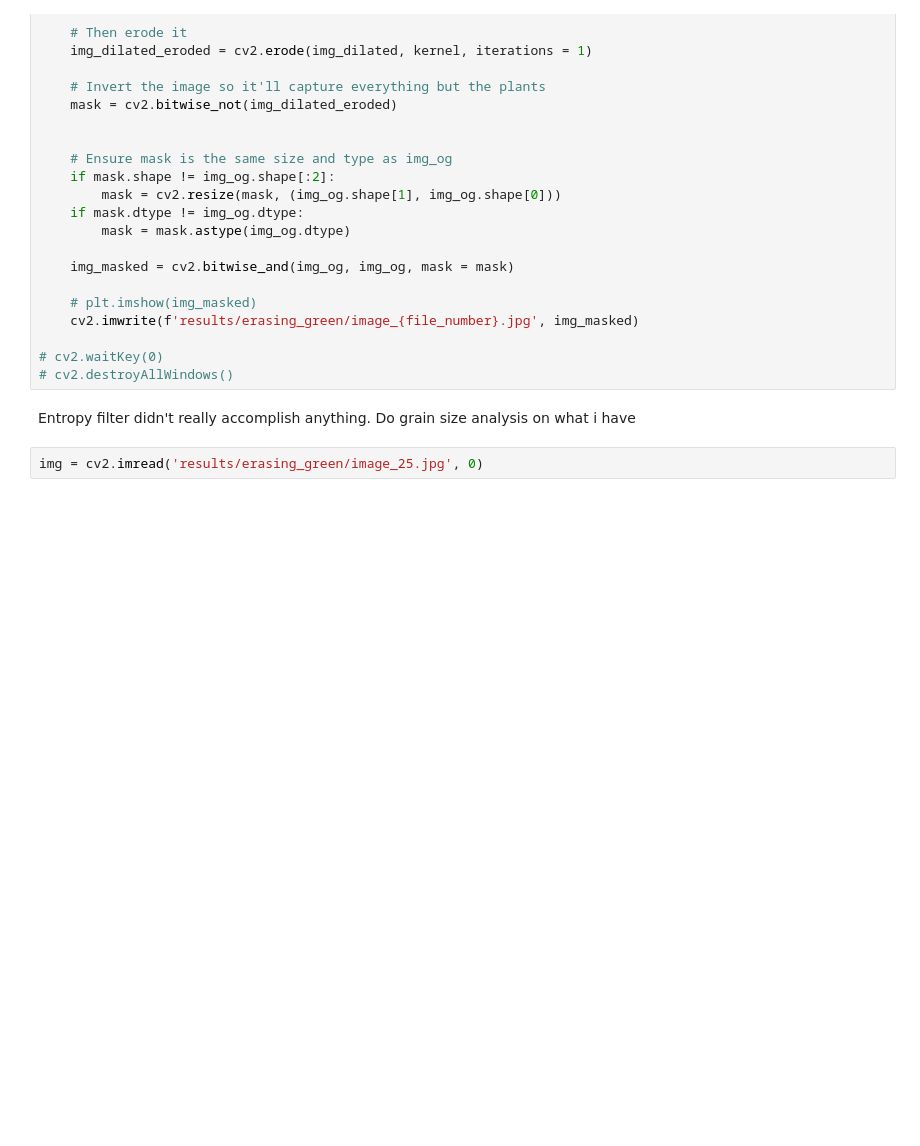
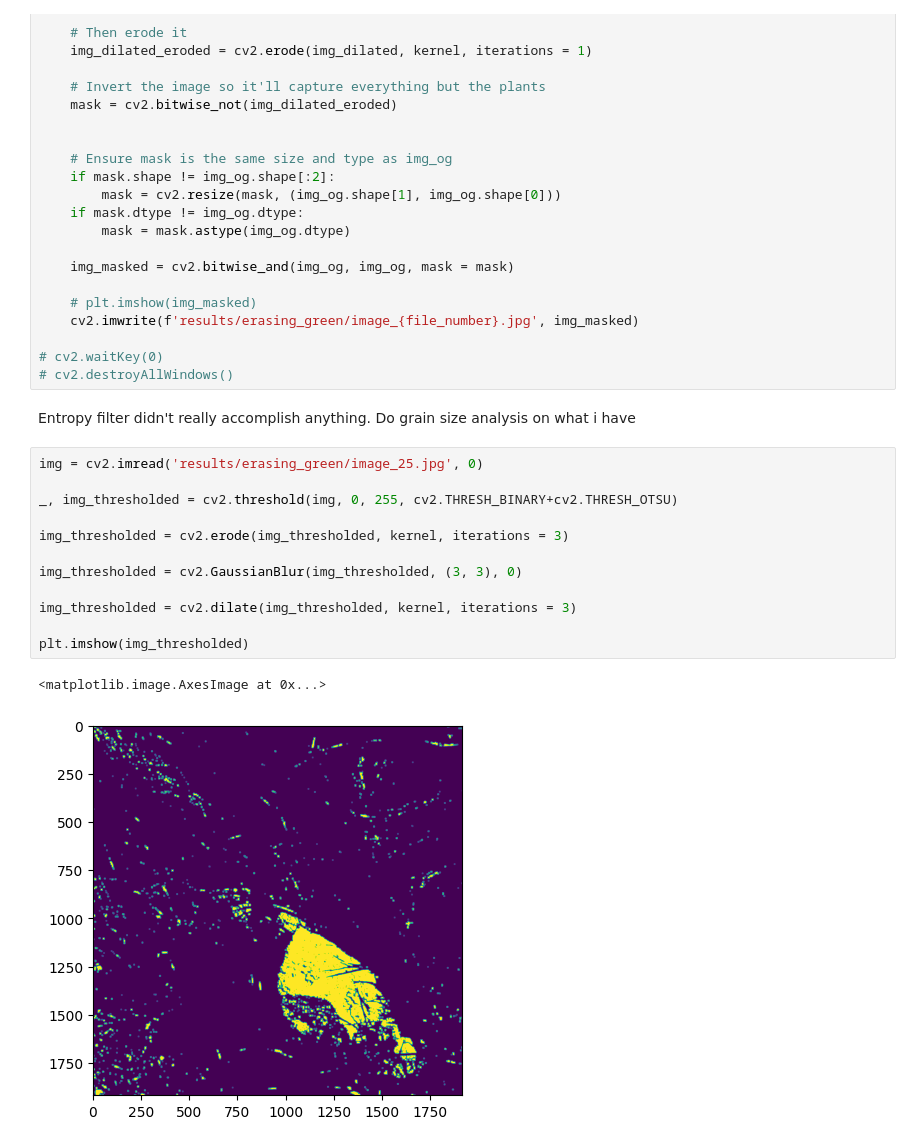
Before and after one commit to dustydells/mtech_reu_plants, a Jupyter notebook: segment_rocks.ipynb, the cells around one changed output. Saved outputs shown, nothing was run; the diff lists cells and outputs as text; blank space fills up the shorter version.

```diff
--- a/segment_rocks.ipynb
+++ b/segment_rocks.ipynb
@@ -91,5 +91,18 @@ for i in range(len(files_og)):
 # cv2.destroyAllWindows()
 # %% [markdown]
 Entropy filter didn't really accomplish anything. Do grain size analysis on what i have
-# %%
-img = cv2.imread('results/erasing_green/image_25.jpg', 0)
+# %%
+img = cv2.imread('results/erasing_green/image_25.jpg', 0)
+
+_, img_thresholded = cv2.threshold(img, 0, 255, cv2.THRESH_BINARY+cv2.THRESH_OTSU)
+
+img_thresholded = cv2.erode(img_thresholded, kernel, iterations = 3)
+
+img_thresholded = cv2.GaussianBlur(img_thresholded, (3, 3), 0)
+
+img_thresholded = cv2.dilate(img_thresholded, kernel, iterations = 3)
+
+plt.imshow(img_thresholded)
+# %% [output]
+<matplotlib.image.AxesImage at 0x...>
+[figure, added]
```
